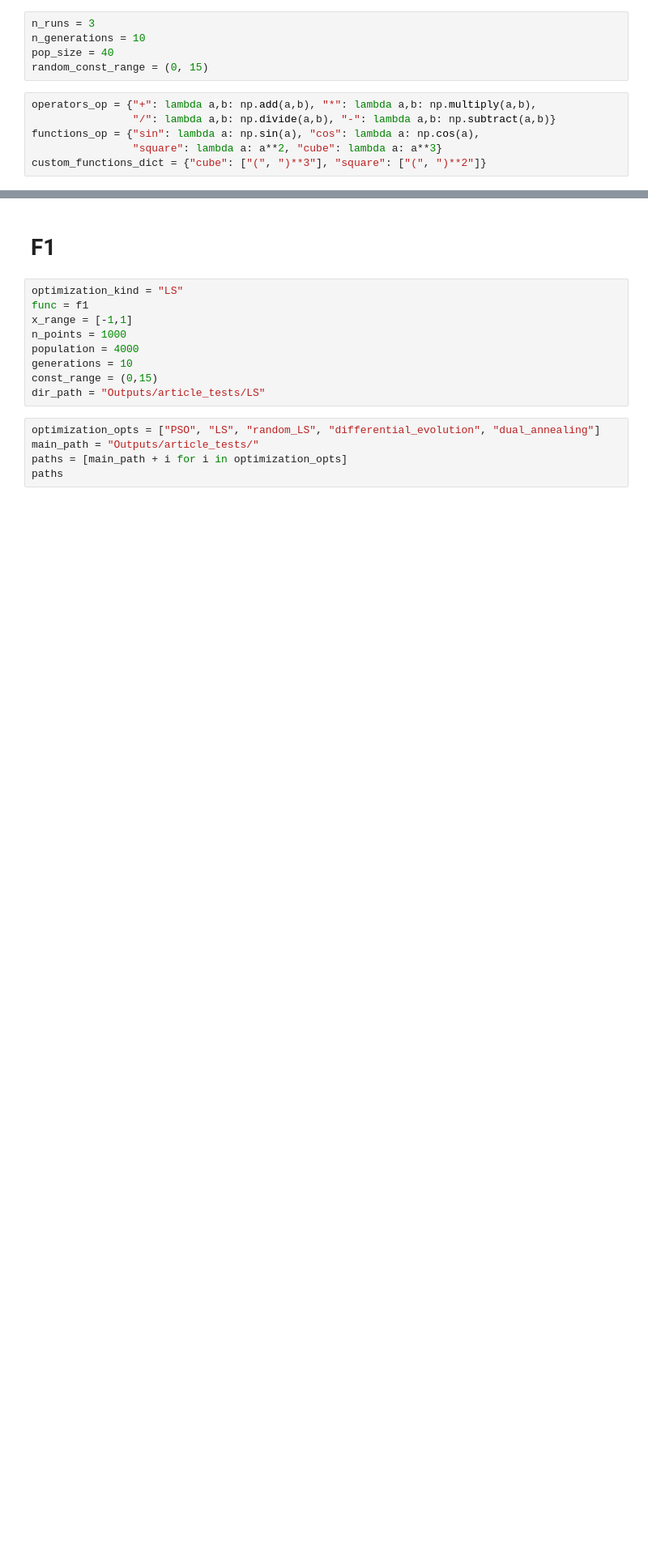
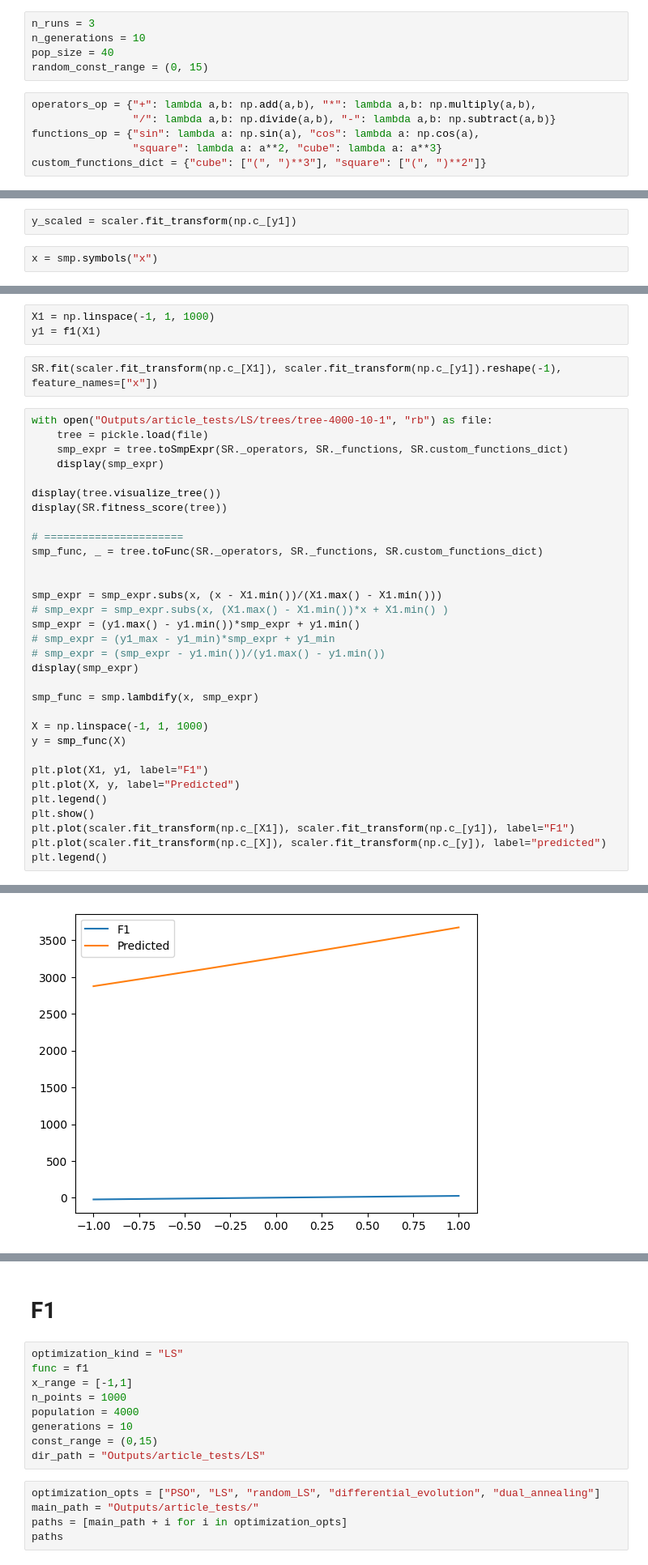
Before and after one commit to Guilherme-Ataliba/CSOWP-Symbolic-Regression, a Jupyter notebook: Analysis/article_redo.ipynb, the cells around one changed output, grey strips where cells are left out. Shown at 81% size. Drawn from its saved outputs; the diff is of its cells as text; blank space fills up the shorter version.

```diff
--- a/Analysis/article_redo.ipynb
+++ b/Analysis/article_redo.ipynb
@@ -41,0 +59,4 @@ custom_functions_dict = {"cube": ["(", ")**3"], "square": ["(", ")**2"]}
+# %%
+y_scaled = scaler.fit_transform(np.c_[y1])
+# %%
+x = smp.symbols("x")
@@ -41,0 +73,38 @@ custom_functions_dict = {"cube": ["(", ")**3"], "square": ["(", ")**2"]}
+# %%
+X1 = np.linspace(-1, 1, 1000)
+y1 = f1(X1)
+# %%
+SR.fit(scaler.fit_transform(np.c_[X1]), scaler.fit_transform(np.c_[y1]).reshape(-1), feature_names=["x"])
+# %%
+with open("Outputs/article_tests/LS/trees/tree-4000-10-1", "rb") as file:
+    tree = pickle.load(file)
+    smp_expr = tree.toSmpExpr(SR._operators, SR._functions, SR.custom_functions_dict)
+    display(smp_expr)
+
+display(tree.visualize_tree())
+display(SR.fitness_score(tree))
+
+# ======================
+smp_func, _ = tree.toFunc(SR._operators, SR._functions, SR.custom_functions_dict)
+
+
+smp_expr = smp_expr.subs(x, (x - X1.min())/(X1.max() - X1.min()))
+# smp_expr = smp_expr.subs(x, (X1.max() - X1.min())*x + X1.min() )
+smp_expr = (y1.max() - y1.min())*smp_expr + y1.min()
+# smp_expr = (y1_max - y1_min)*smp_expr + y1_min
+# smp_expr = (smp_expr - y1.min())/(y1.max() - y1.min())
+display(smp_expr)
+
+smp_func = smp.lambdify(x, smp_expr)
+
+X = np.linspace(-1, 1, 1000)
+y = smp_func(X)
+
+plt.plot(X1, y1, label="F1")
+plt.plot(X, y, label="Predicted")
+plt.legend()
+plt.show()
+plt.plot(scaler.fit_transform(np.c_[X1]), scaler.fit_transform(np.c_[y1]), label="F1")
+plt.plot(scaler.fit_transform(np.c_[X]), scaler.fit_transform(np.c_[y]), label="predicted")
+plt.legend()
+# %% [output]
@@ -41,0 +115 @@ custom_functions_dict = {"cube": ["(", ")**3"], "square": ["(", ")**2"]}
+[figure, added]
```
Also changed, not shown: parts of 17 cells of this notebook, 30 other files.
